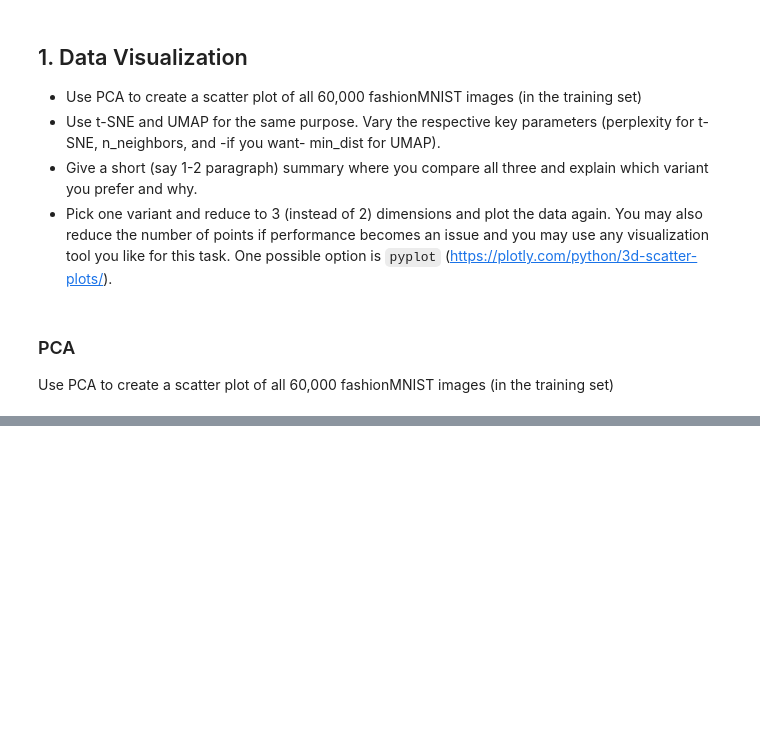
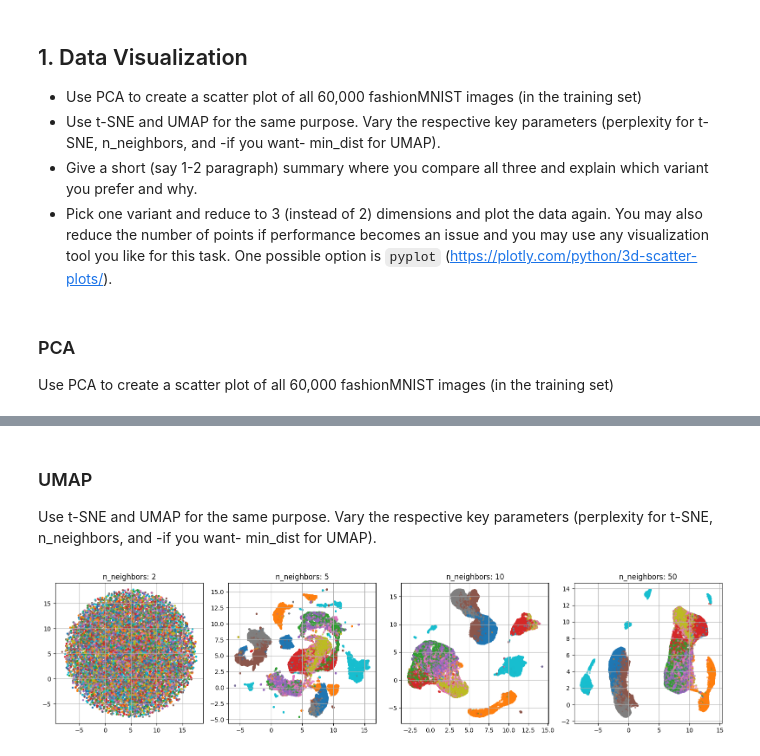
Before and after one commit to Knerten0815/data_science_course, a Jupyter notebook: notebooks/portfolio 2/data_science_MMI_portfolio_02_fashionMNIST_template.ipynb, the cells around one changed output, grey strips where cells are left out. Cells and saved outputs as stored; diff of their text form; code cells hidden in the pictures; blank space fills up the shorter version.

```diff
--- a/notebooks/portfolio 2/data_science_MMI_portfolio_02_fashionMNIST_template.ipynb
+++ b/notebooks/portfolio 2/data_science_MMI_portfolio_02_fashionMNIST_template.ipynb
@@ -236,0 +256,4 @@ Use t-SNE and UMAP for the same purpose. Vary the respective key parameters (per
+# %% [markdown]
+### UMAP
+
+Use t-SNE and UMAP for the same purpose. Vary the respective key parameters (perplexity for t-SNE, n_neighbors, and -if you want- min_dist for UMAP).
@@ -236,0 +264,21 @@ Use t-SNE and UMAP for the same purpose. Vary the respective key parameters (per
+# %%
+
+n_neighbors_values = [2, 5, 10, 50]
+fig, axs = plt.subplots(1, len(n_neighbors_values), figsize=(4 * len(n_neighbors_values), 4))
+
+for i, n_neighbors in enumerate(n_neighbors_values):
+    reducer = umap.UMAP(n_components=2, n_neighbors=n_neighbors, init="random")
+    X_umap = reducer.fit_transform(X_flat)#[:subset])
+
+    axs[i].scatter(X_umap[:, 0], X_umap[:, 1],
+                   alpha=0.5,
+                   s=5,
+                   c=labelencoder.fit_transform(labels_train['label']),#[:subset],
+                   cmap='tab10')
+    axs[i].set_title(f"n_neighbors: {n_neighbors}")
+    axs[i].grid(True)
+
+plt.tight_layout()
+plt.show()
+# %% [output]
+[figure, added]
```
Also changed, not shown: parts of 16 cells of this notebook.
